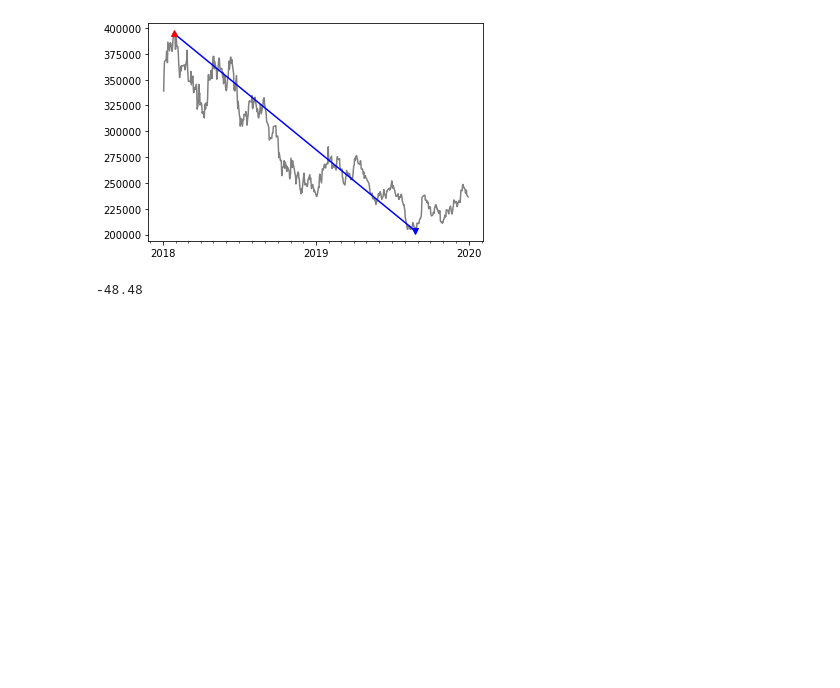
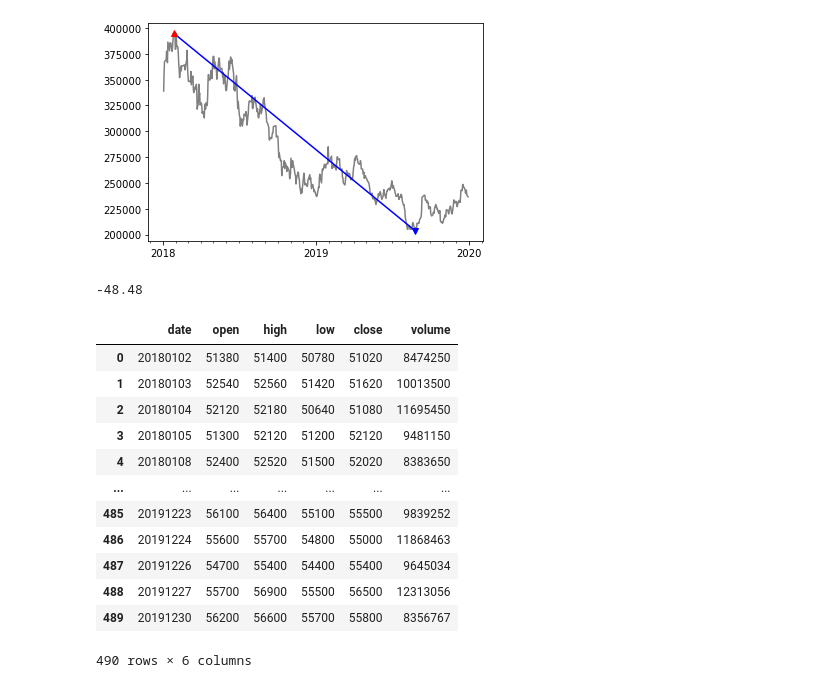
Before and after one commit to quantylab/rltrader, a Jupyter notebook: notebooks/mdd.ipynb, the cells around one changed output. Saved outputs shown, nothing was run; the diff lists cells and outputs as text; code cells hidden in the pictures; blank space fills up the shorter version.

```diff
--- a/notebooks/mdd.ipynb
+++ b/notebooks/mdd.ipynb
@@ -3,7 +3,6 @@ import os
 import datetime
 
 import numpy as np
-import pandas as pd
 import matplotlib.pyplot as plt
 import matplotlib.dates as mdates
 
@@ -13,7 +12,7 @@ from quantylab.rltrader import data_manager
 
 years = mdates.YearLocator()   # every year
 months = mdates.MonthLocator()  # every month
-yearsFmt = mdates.DateFormatter('%Y')
+years_fmt = mdates.DateFormatter('%Y')
 
 
 def calc_mdd(list_x, list_pv):
@@ -37,7 +36,7 @@ def calc_mdd(list_x, list_pv):
     ax.plot([list_x[idx_max]], [arr_pv[idx_max]], '^', color='red')
 
     ax.xaxis.set_major_locator(years)
-    ax.xaxis.set_major_formatter(yearsFmt)
+    ax.xaxis.set_major_formatter(years_fmt)
     ax.xaxis.set_minor_locator(months)
 
     plt.show()
@@ -83,3 +82,20 @@ for code in codes:
 203,500
 [figure]
 -48.48
+# %%
+chart_data, _ = data_manager.load_data('005930', date_from='20180101', date_to='20191231', ver='v3')
+chart_data
+# %% [output]
+|  | date | open | high | low | close | volume |
+| 0 | 20180102 | 51380 | 51400 | 50780 | 51020 | 8474250 |
+| 1 | 20180103 | 52540 | 52560 | 51420 | 51620 | 10013500 |
+| 2 | 20180104 | 52120 | 52180 | 50640 | 51080 | 11695450 |
+| 3 | 20180105 | 51300 | 52120 | 51200 | 52120 | 9481150 |
+| 4 | 20180108 | 52400 | 52520 | 51500 | 52020 | 8383650 |
+| ... | ... | ... | ... | ... | ... | ... |
+| 485 | 20191223 | 56100 | 56400 | 55100 | 55500 | 9839252 |
+| 486 | 20191224 | 55600 | 55700 | 54800 | 55000 | 11868463 |
+| 487 | 20191226 | 54700 | 55400 | 54400 | 55400 | 9645034 |
+| 488 | 20191227 | 55700 | 56900 | 55500 | 56500 | 12313056 |
+| 489 | 20191230 | 56200 | 56600 | 55700 | 55800 | 8356767 |
+490 rows × 6 columns
```
Also changed, not shown: 3 other files.
